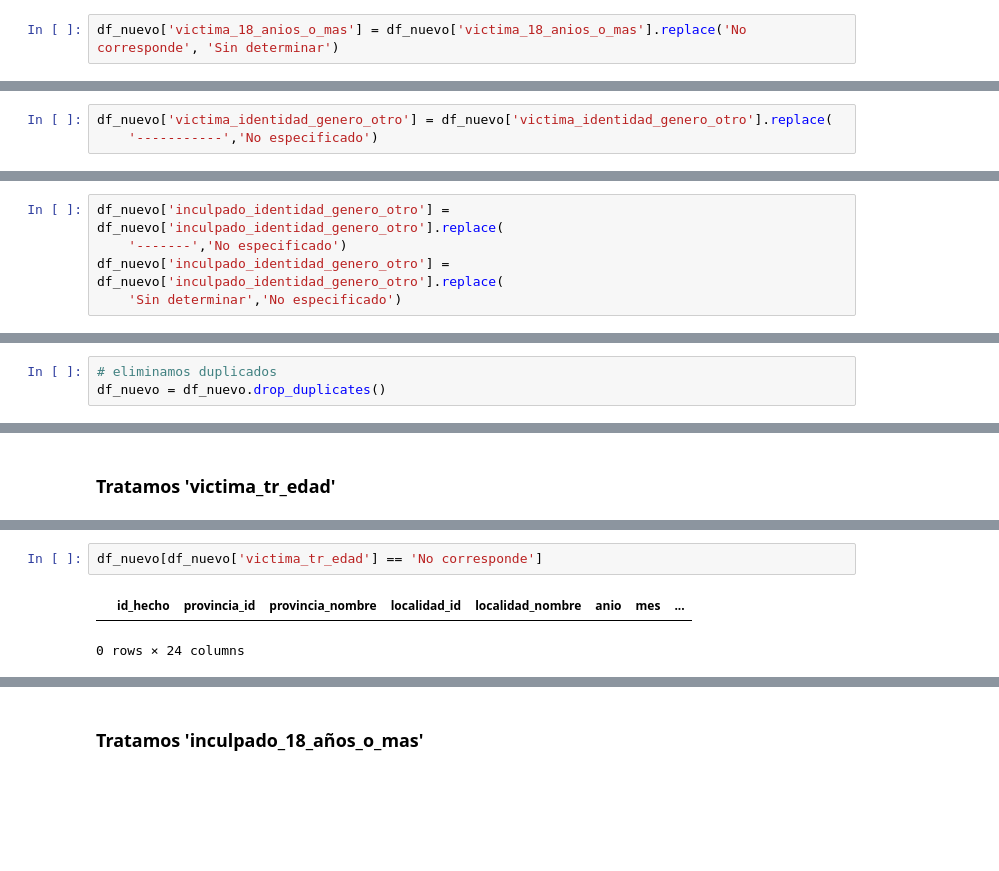
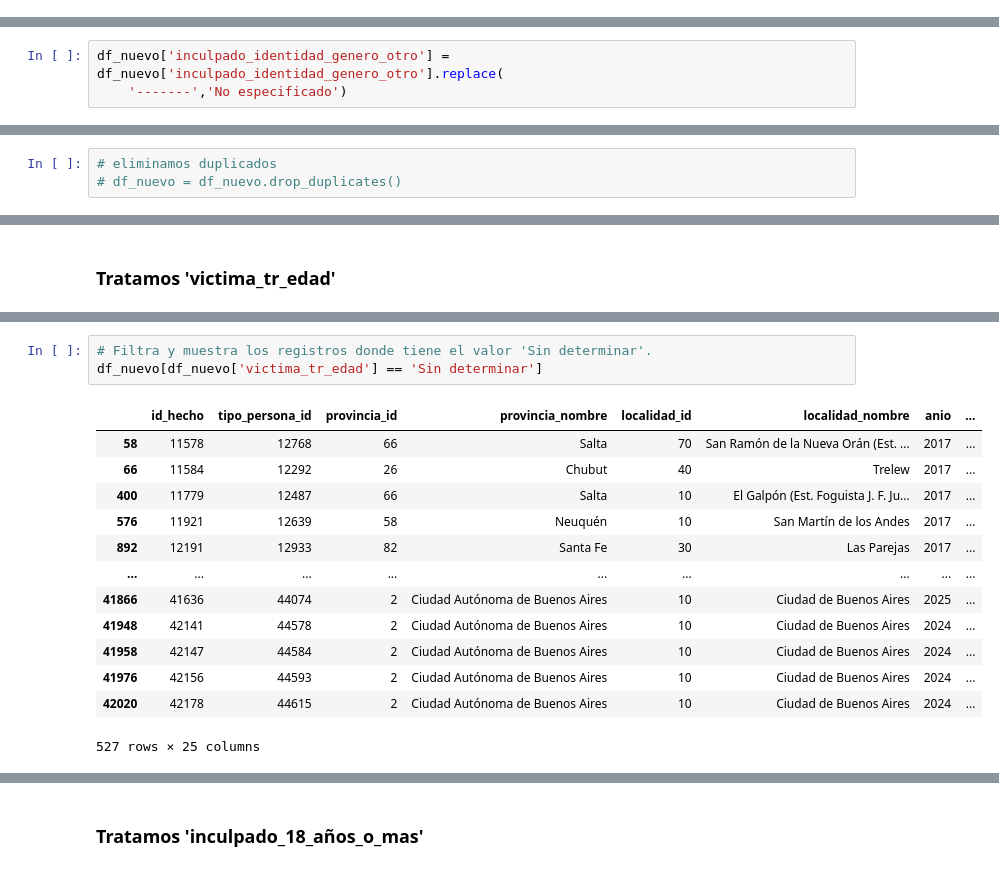
Before and after one commit to GMZepeda/analisis-homicidios-argentina, a Jupyter notebook: src/homicidios.ipynb, the cells around one changed output, grey strips where cells are left out. Cells and saved outputs as stored; diff of their text form; blank space fills up the shorter version.

```diff
--- a/src/homicidios.ipynb
+++ b/src/homicidios.ipynb
@@ -370,8 +415,6 @@ df_nuevo = df_nuevo.rename(columns={'victima_18_años_o_mas':'victima_18_anios_o
 # %%
 # unificamos la categoría 'Si' para evitar duplicados
 df_nuevo['victima_18_anios_o_mas'] = df_nuevo['victima_18_anios_o_mas'].replace('Sí','Si')
-# %%
-df_nuevo['victima_18_anios_o_mas'] = df_nuevo['victima_18_anios_o_mas'].replace('No corresponde', 'Sin determinar')
 # %%
 df_nuevo['victima_18_anios_o_mas'].value_counts()
 # %% [output]
@@ -388,6 +431,3 @@ df_nuevo['victima_identidad_genero_otro'].value_counts(dropna=False)
 victima_identidad_genero_otro
 No especificado    19086
 Name: count, dtype: int64
-# %%
-df_nuevo['victima_identidad_genero_otro'] = df_nuevo['victima_identidad_genero_otro'].replace(
-    '-----------','No especificado')
@@ -409,8 +443,6 @@ Name: count, dtype: int64
 # %%
 df_nuevo['inculpado_identidad_genero_otro'] = df_nuevo['inculpado_identidad_genero_otro'].replace(
     '-------','No especificado')
-df_nuevo['inculpado_identidad_genero_otro'] = df_nuevo['inculpado_identidad_genero_otro'].replace(
-    'Sin determinar','No especificado')
 # %%
 df_nuevo['inculpado_identidad_genero_otro'].value_counts()
 # %% [output]
@@ -496,5 +518,5 @@ df_nuevo[df_nuevo.duplicated(keep=False)].tail()
 # %%
 # eliminamos duplicados
-df_nuevo = df_nuevo.drop_duplicates()
+# df_nuevo = df_nuevo.drop_duplicates()
 # %%
 # confirmar que no queden duplicados
@@ -539,7 +559,19 @@ Sin determinar     513
 90 y más            45
 Name: count, dtype: int64
 # %%
-df_nuevo[df_nuevo['victima_tr_edad'] == 'No corresponde']
+# Filtra y muestra los registros donde tiene el valor 'Sin determinar'.
+df_nuevo[df_nuevo['victima_tr_edad'] == 'Sin determinar']
 # %% [output]
-|  | id_hecho | provincia_id | provincia_nombre | localidad_id | localidad_nombre | anio | mes | ... |
+|  | id_hecho | tipo_persona_id | provincia_id | provincia_nombre | localidad_id | localidad_nombre | anio | ... |
+| 58 | 11578 | 12768 | 66 | Salta | 70 | San Ramón de la Nueva Orán (Est. ... | 2017 | ... |
+| 66 | 11584 | 12292 | 26 | Chubut | 40 | Trelew | 2017 | ... |
+| 400 | 11779 | 12487 | 66 | Salta | 10 | El Galpón (Est. Foguista J. F. Ju... | 2017 | ... |
+| 576 | 11921 | 12639 | 58 | Neuquén | 10 | San Martín de los Andes | 2017 | ... |
+| 892 | 12191 | 12933 | 82 | Santa Fe | 30 | Las Parejas | 2017 | ... |
+| ... | ... | ... | ... | ... | ... | ... | ... | ... |
+| 41866 | 41636 | 44074 | 2 | Ciudad Autónoma de Buenos Aires | 10 | Ciudad de Buenos Aires | 2025 | ... |
+| 41948 | 42141 | 44578 | 2 | Ciudad Autónoma de Buenos Aires | 10 | Ciudad de Buenos Aires | 2024 | ... |
+| 41958 | 42147 | 44584 | 2 | Ciudad Autónoma de Buenos Aires | 10 | Ciudad de Buenos Aires | 2024 | ... |
+| 41976 | 42156 | 44593 | 2 | Ciudad Autónoma de Buenos Aires | 10 | Ciudad de Buenos Aires | 2024 | ... |
+| 42020 | 42178 | 44615 | 2 | Ciudad Autónoma de Buenos Aires | 10 | Ciudad de Buenos Aires | 2024 | ... |
-0 rows × 24 columns
+527 rows × 25 columns
```
Also changed, not shown: parts of 36 cells of this notebook, 1 other file.
